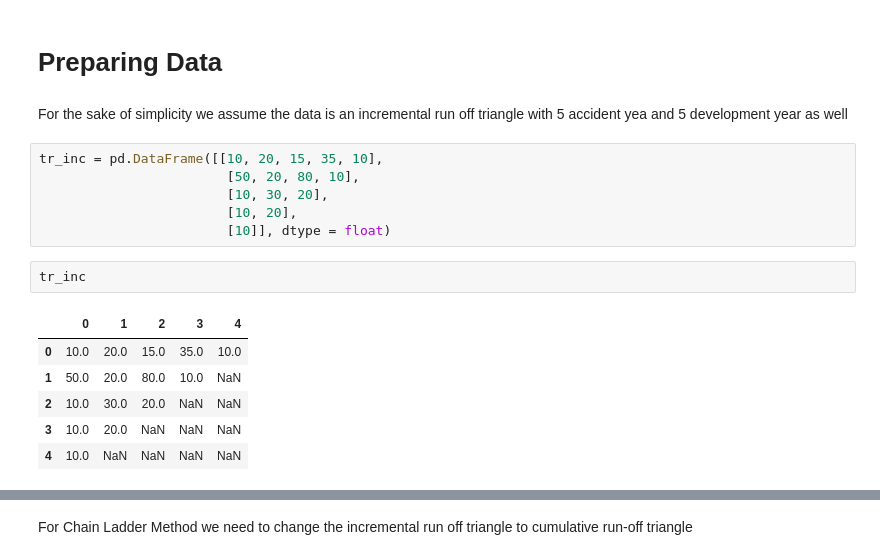
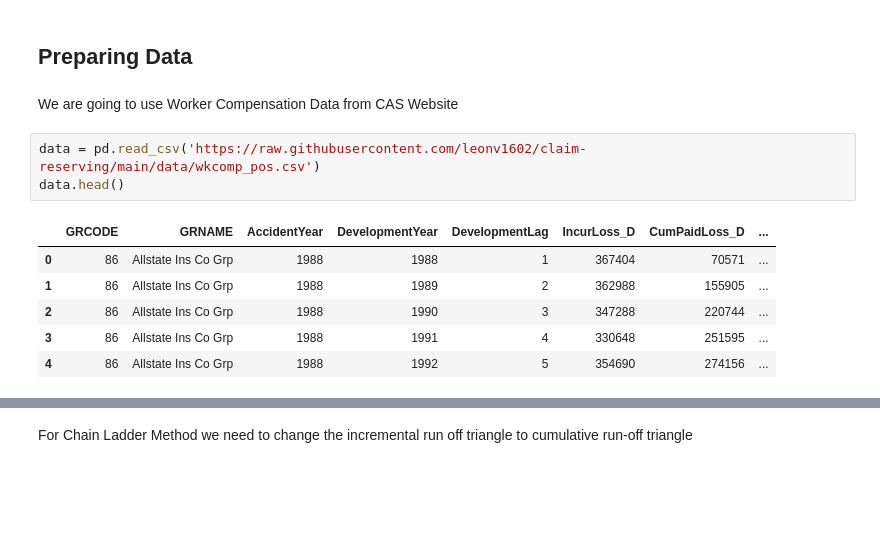
Before and after one commit to leonv1602/claim-reserving, a Jupyter notebook: basic-chain-ladder.ipynb, the cells around one changed output, grey strips where cells are left out. Cells and saved outputs as stored; diff of their text form; blank space fills up the shorter version.

```diff
--- a/basic-chain-ladder.ipynb
+++ b/basic-chain-ladder.ipynb
@@ -11,19 +29,14 @@ C:\Users\leona\anaconda3\lib\site-packages\numpy\.libs\libopenblas.XWYDX2IKJW2NM
 # %% [markdown]
-# Preparing Data
+## Preparing Data
-# %% [markdown]
-For the sake of simplicity we assume the data is an incremental run off triangle with 5 accident yea and 5 development year as well
-# %%
-tr_inc = pd.DataFrame([[10, 20, 15, 35, 10],
-                        [50, 20, 80, 10],
-                        [10, 30, 20],
-                        [10, 20],
-                        [10]], dtype = float)
-# %%
-tr_inc
-# %% [output]
-|  | 0 | 1 | 2 | 3 | 4 |
-| 0 | 10.0 | 20.0 | 15.0 | 35.0 | 10.0 |
-| 1 | 50.0 | 20.0 | 80.0 | 10.0 | NaN |
-| 2 | 10.0 | 30.0 | 20.0 | NaN | NaN |
-| 3 | 10.0 | 20.0 | NaN | NaN | NaN |
-| 4 | 10.0 | NaN | NaN | NaN | NaN |
+# %% [markdown]
+We are going to use Worker Compensation Data from CAS Website
+# %%
+data = pd.read_csv('https://raw.githubusercontent.com/leonv1602/claim-reserving/main/data/wkcomp_pos.csv')
+data.head()
+# %% [output]
+|  | GRCODE | GRNAME | AccidentYear | DevelopmentYear | DevelopmentLag | IncurLoss_D | CumPaidLoss_D | ... |
+| 0 | 86 | Allstate Ins Co Grp | 1988 | 1988 | 1 | 367404 | 70571 | ... |
+| 1 | 86 | Allstate Ins Co Grp | 1988 | 1989 | 2 | 362988 | 155905 | ... |
+| 2 | 86 | Allstate Ins Co Grp | 1988 | 1990 | 3 | 347288 | 220744 | ... |
+| 3 | 86 | Allstate Ins Co Grp | 1988 | 1991 | 4 | 330648 | 251595 | ... |
+| 4 | 86 | Allstate Ins Co Grp | 1988 | 1992 | 5 | 354690 | 274156 | ... |
```
Also changed, not shown: parts of 19 cells of this notebook.
